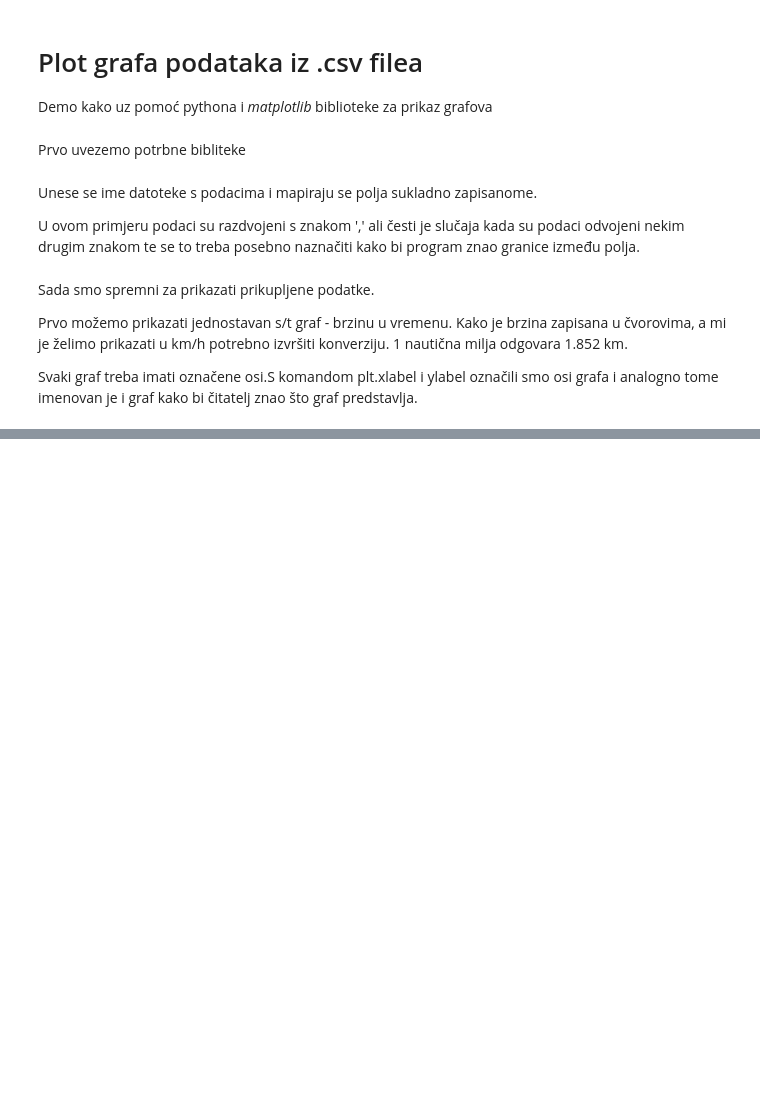
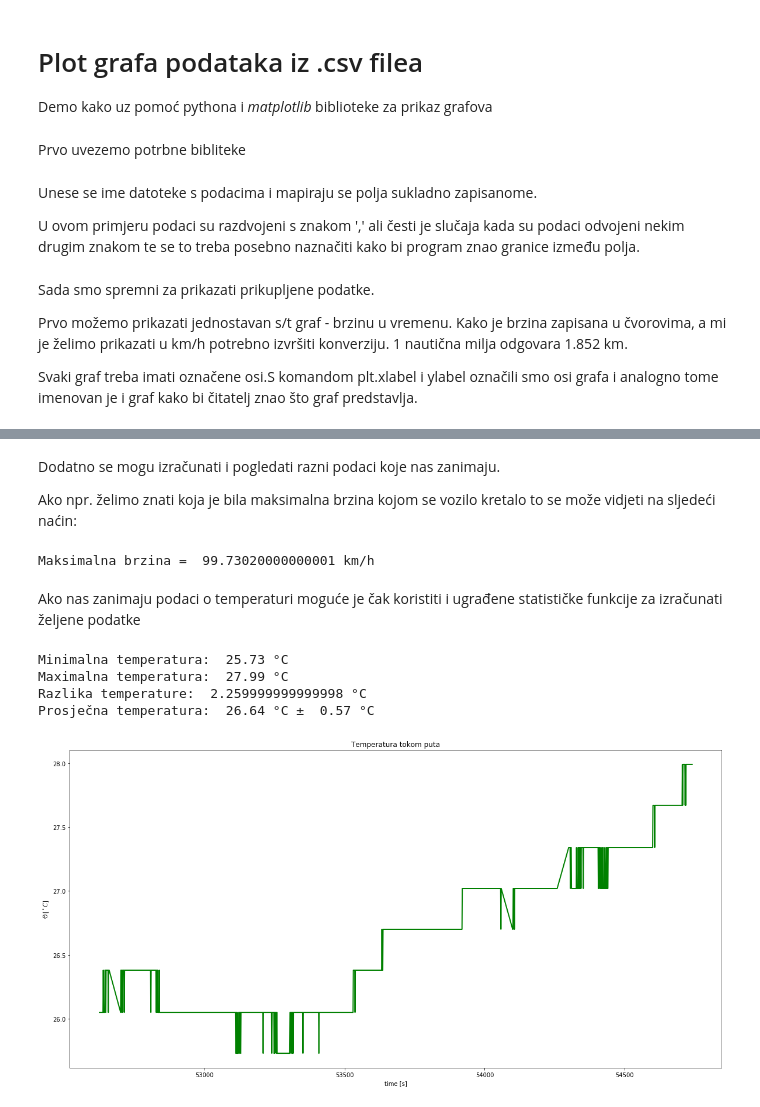
Before and after one commit to KristijanCetina/BachelorThesis, a Jupyter notebook: dataAnalysis/AnalizaKretanja1.ipynb, the cells around one changed output, grey strips where cells are left out. Drawn from its saved outputs; the diff is of its cells as text; code cells hidden in the pictures; blank space fills up the shorter version.

```diff
--- a/dataAnalysis/AnalizaKretanja1.ipynb
+++ b/dataAnalysis/AnalizaKretanja1.ipynb
@@ -37,0 +44,31 @@ Text(0.5, 1.0, 'Brzina kretanja vozila')
+# %% [markdown]
+Dodatno se mogu izračunati i pogledati razni podaci koje nas zanimaju.
+
+Ako npr. želimo znati koja je bila maksimalna brzina kojom se vozilo kretalo to se može vidjeti na sljedeći naćin:
+# %%
+print('Maksimalna brzina = ',np.max(data['Speed']*1.852) , 'km/h')
+# %% [output]
+Maksimalna brzina =  99.73020000000001 km/h
+# %% [markdown]
+Ako nas zanimaju podaci o temperaturi moguće je čak koristiti i ugrađene statističke funkcije za izračunati željene podatke
+# %%
+# prikazi graf inline
+%matplotlib inline
+plt.rcParams["figure.figsize"] = (20,10)
+plt.plot(data['Time'],data['Temperature'], 'g', linewidth=2)
+
+plt.xlabel ('time [s]')
+plt.ylabel ('$\Theta \, [^\circ C]$')
+plt.title('Temperatura tokom puta')
+
+print ('Minimalna temperatura: ',np.min(data['Temperature']), '°C')
+print ('Maximalna temperatura: ',np.max(data['Temperature']), '°C')
+print ('Razlika temperature: ',np.max(data['Temperature']) - np.min(data['Temperature']), '°C')
+print ('Prosječna temperatura: ', '{:.2f}'.format(np.mean(data['Temperature'])), '°C ± ',
+       '{:.2f}'.format(np.std(data['Temperature'])), '°C')
+# %% [output]
+Minimalna temperatura:  25.73 °C
+Maximalna temperatura:  27.99 °C
+Razlika temperature:  2.259999999999998 °C
+Prosječna temperatura:  26.64 °C ±  0.57 °C
+[figure, added]
```
Also changed, not shown: parts of 3 cells of this notebook, 3 other files.
